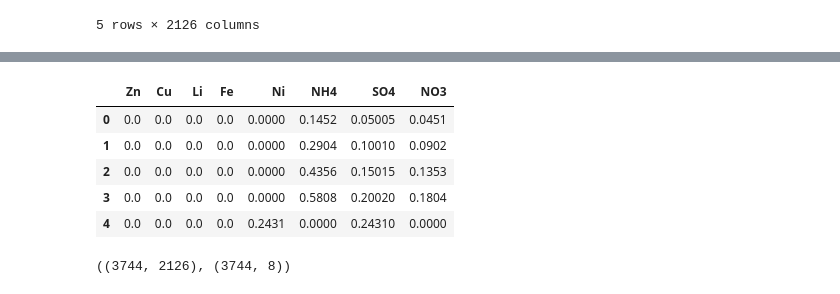
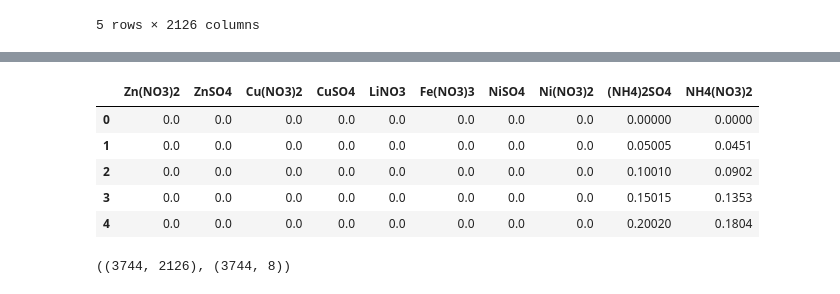
Before and after one commit to oesarmanova/salts_water_2022, a Jupyter notebook: exploratory_data_analysis.ipynb, the cells around one changed output, grey strips where cells are left out. Drawn from its saved outputs; the diff is of its cells as text; code cells hidden in the pictures.

```diff
--- a/exploratory_data_analysis.ipynb
+++ b/exploratory_data_analysis.ipynb
@@ -46,18 +72,19 @@ baseline.head()
 # %%
-filename = 'salts_water_basic_output_i.csv'
+filename = 'salts_water_basic_output_s.csv'
 outputs = pd.read_csv(f'{base_dir}/{filename}')
 outputs = outputs.drop(columns=['Unnamed: 0'])
-outputs = outputs.drop(index=[0])
-outputs.index -=1
-outputs = outputs.sort_index()
+outputs.to_csv(f'{base_dir}/{filename}', index=False)
+#outputs = outputs.drop(index=[0])
+#outputs.index -=1
+#outputs = outputs.sort_index()
 outputs.head()
 # %% [output]
-|  | Zn | Cu | Li | Fe | Ni | NH4 | SO4 | NO3 |
-| 0 | 0.0 | 0.0 | 0.0 | 0.0 | 0.0000 | 0.1452 | 0.05005 | 0.0451 |
-| 1 | 0.0 | 0.0 | 0.0 | 0.0 | 0.0000 | 0.2904 | 0.10010 | 0.0902 |
-| 2 | 0.0 | 0.0 | 0.0 | 0.0 | 0.0000 | 0.4356 | 0.15015 | 0.1353 |
-| 3 | 0.0 | 0.0 | 0.0 | 0.0 | 0.0000 | 0.5808 | 0.20020 | 0.1804 |
-| 4 | 0.0 | 0.0 | 0.0 | 0.0 | 0.2431 | 0.0000 | 0.24310 | 0.0000 |
+|  | Zn(NO3)2 | ZnSO4 | Cu(NO3)2 | CuSO4 | LiNO3 | Fe(NO3)3 | NiSO4 | Ni(NO3)2 | (NH4)2SO4 | NH4(NO3)2 |
+| 0 | 0.0 | 0.0 | 0.0 | 0.0 | 0.0 | 0.0 | 0.0 | 0.0 | 0.00000 | 0.0000 |
+| 1 | 0.0 | 0.0 | 0.0 | 0.0 | 0.0 | 0.0 | 0.0 | 0.0 | 0.05005 | 0.0451 |
+| 2 | 0.0 | 0.0 | 0.0 | 0.0 | 0.0 | 0.0 | 0.0 | 0.0 | 0.10010 | 0.0902 |
+| 3 | 0.0 | 0.0 | 0.0 | 0.0 | 0.0 | 0.0 | 0.0 | 0.0 | 0.15015 | 0.1353 |
+| 4 | 0.0 | 0.0 | 0.0 | 0.0 | 0.0 | 0.0 | 0.0 | 0.0 | 0.20020 | 0.1804 |
 # %%
 df.shape, outputs.shape
 # %% [output]
```
Also changed, not shown: parts of 6 cells of this notebook, 5 other files.
